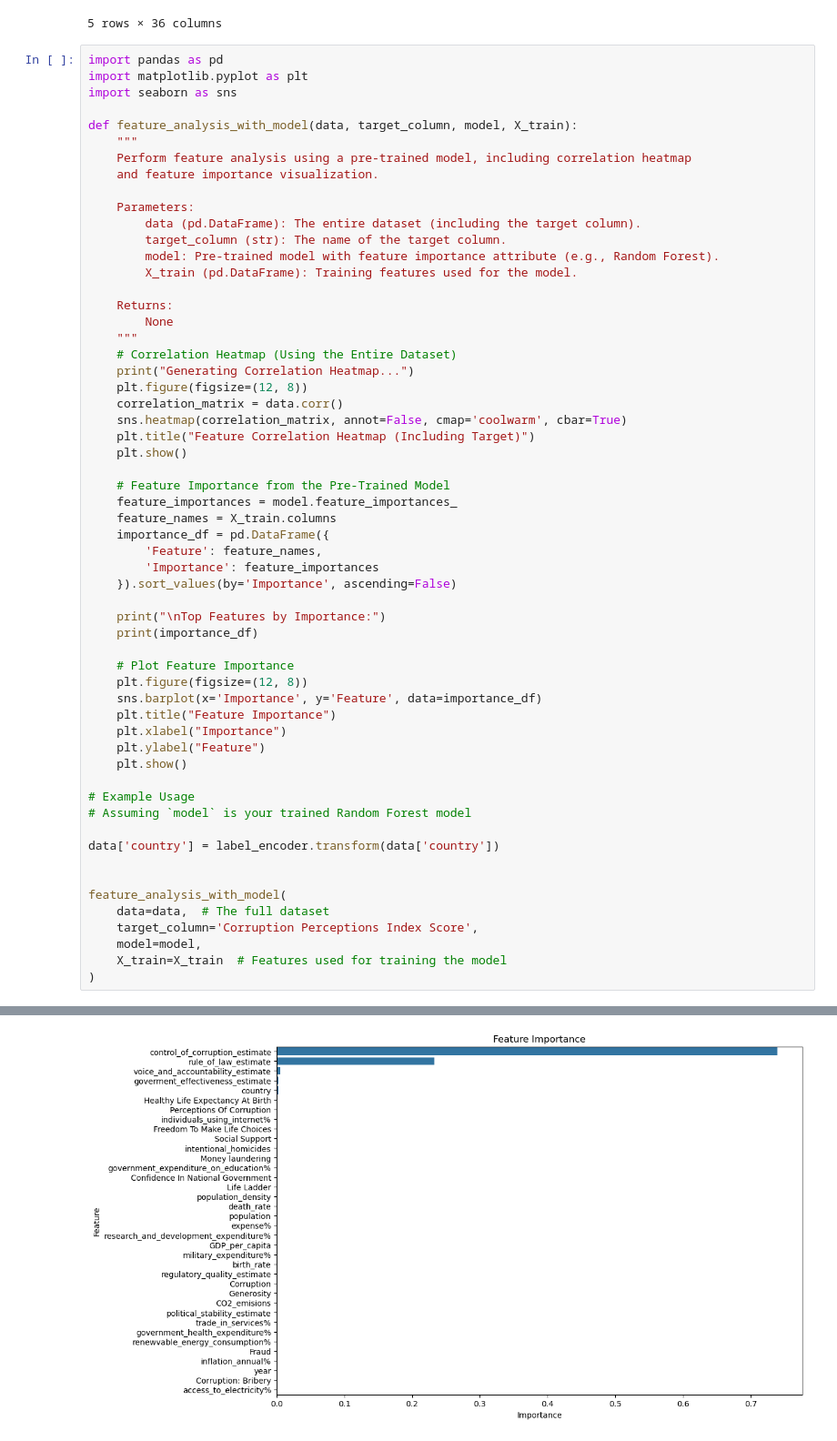
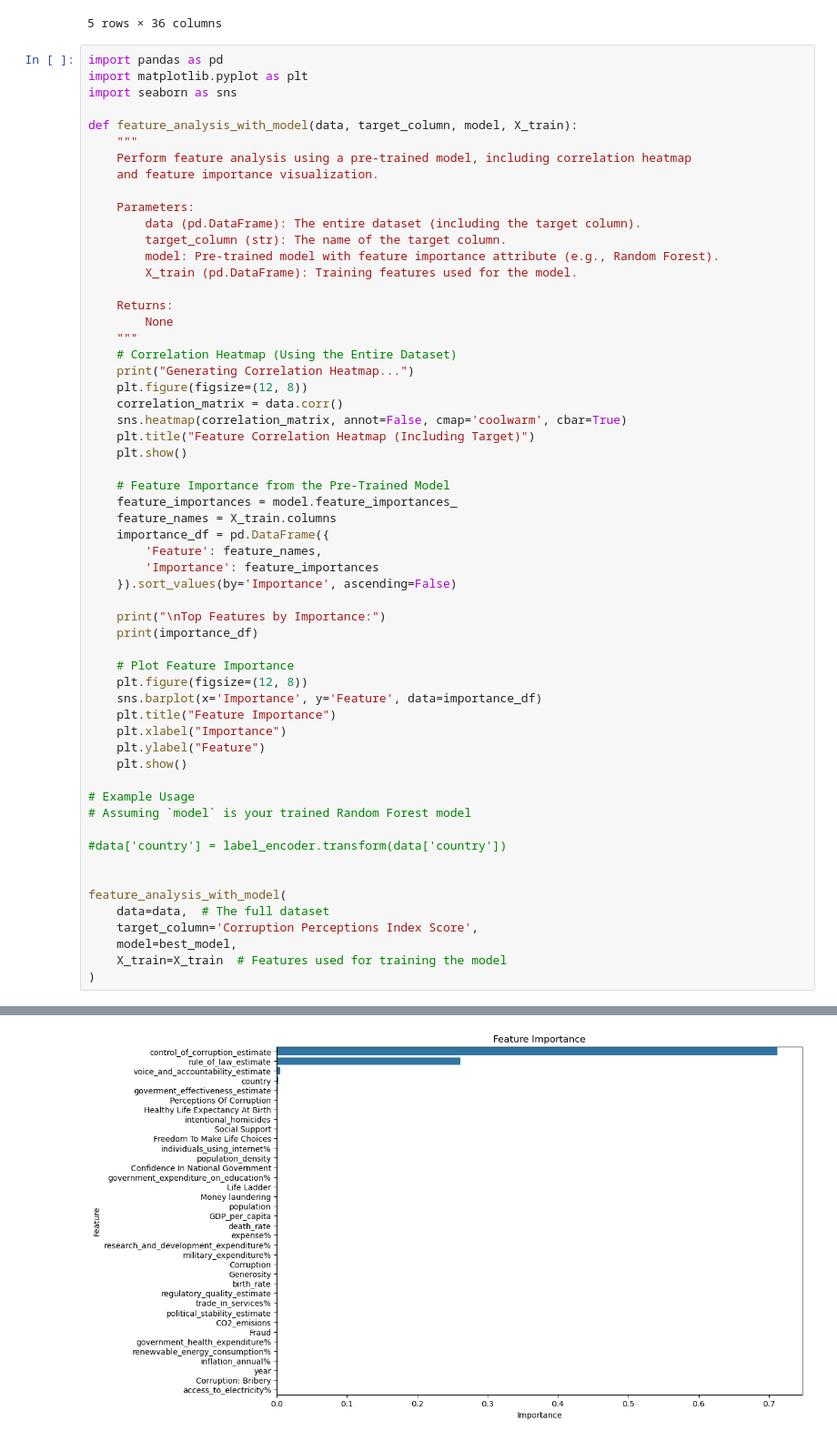
Before and after one commit to gonlyplease/corruption_analysis_europe, a Jupyter notebook: notebooks/adjustingJoint.ipynb, the cells around one changed output, grey strips where cells are left out. Shown at 91% size. Cells and saved outputs as stored; diff of their text form.

```diff
--- a/notebooks/adjustingJoint.ipynb
+++ b/notebooks/adjustingJoint.ipynb
@@ -498,13 +518,13 @@ def feature_analysis_with_model(data, target_column, model, X_train):
 # Example Usage
 # Assuming `model` is your trained Random Forest model
 
-data['country'] = label_encoder.transform(data['country'])
+#data['country'] = label_encoder.transform(data['country'])
 
 
 feature_analysis_with_model(
     data=data,  # The full dataset
     target_column='Corruption Perceptions Index Score',
-    model=model,
+    model=best_model,
     X_train=X_train  # Features used for training the model
 )
 # %% [output]
@@ -530 +550 @@ Top Features by Importance:
-[figure, old version]
+[figure, new version]
```
Also changed, not shown: parts of 10 cells of this notebook.
